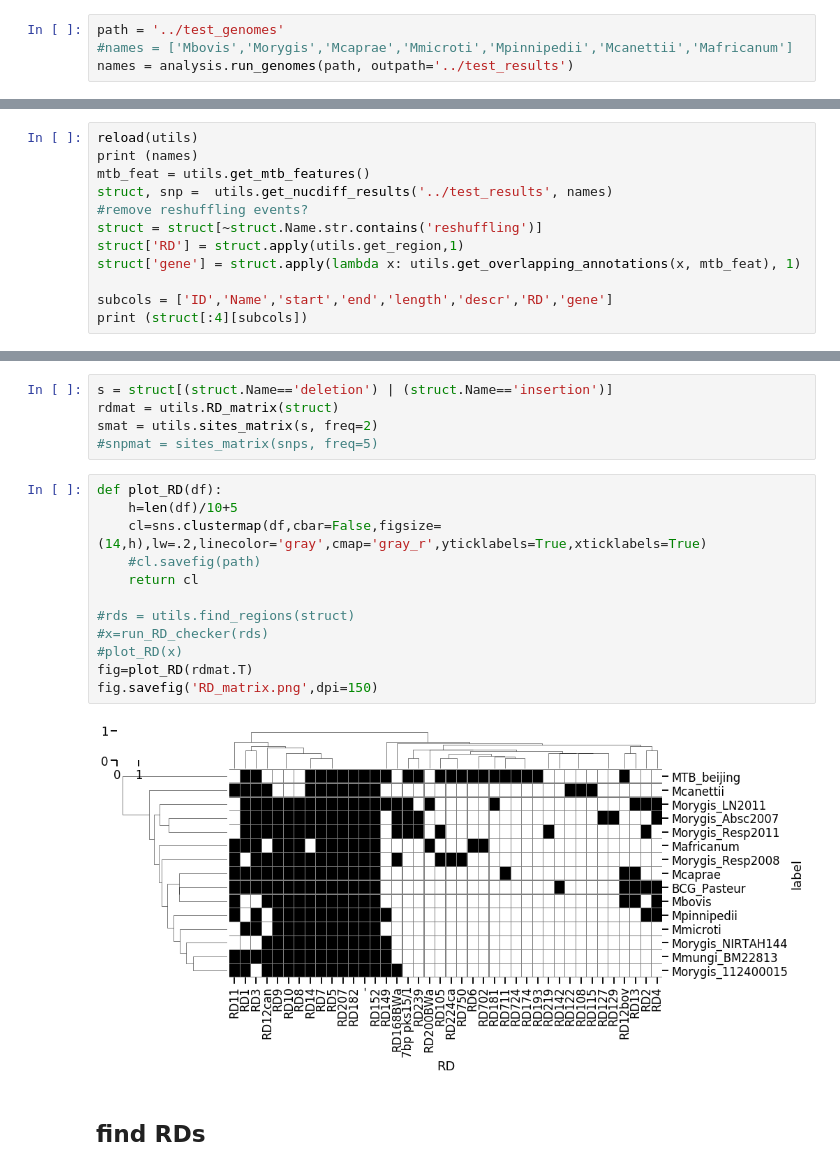
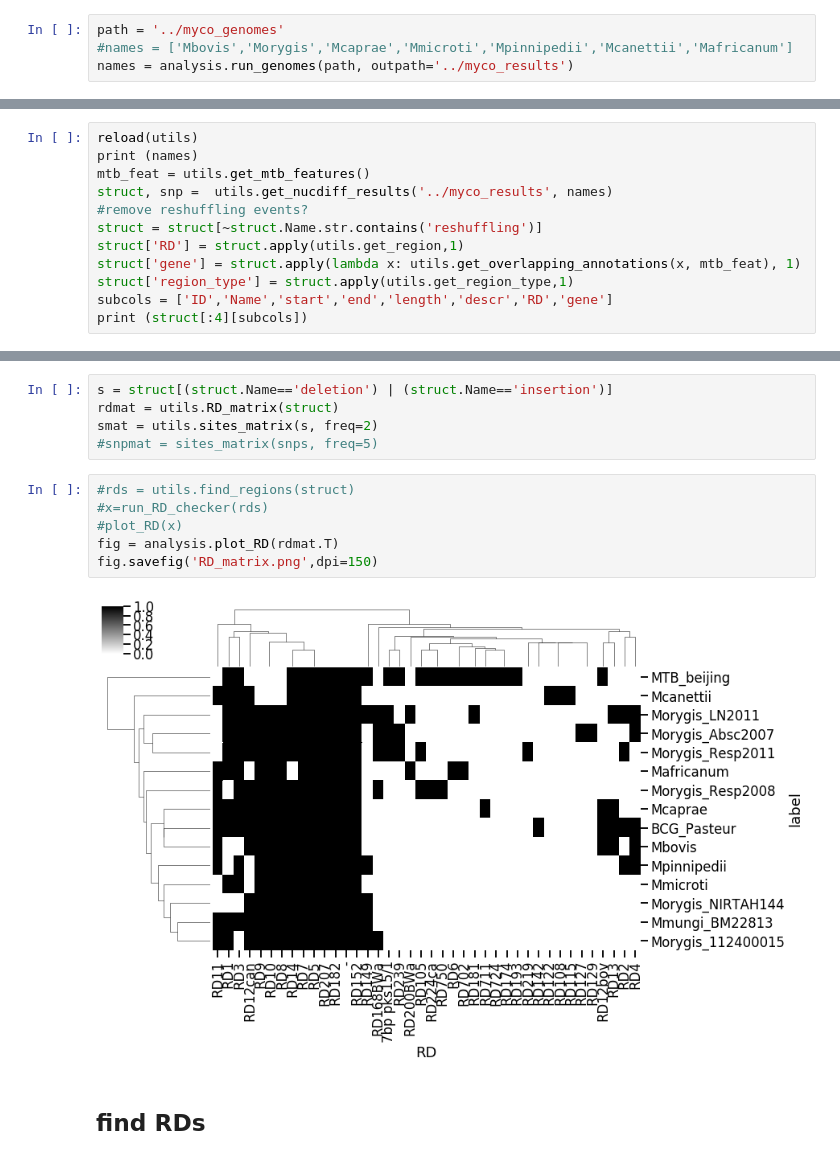
Before and after one commit to dmnfarrell/mtbdiff, a Jupyter notebook: notebooks/orygis_example.ipynb, the cells around one changed output, grey strips where cells are left out. Drawn from its saved outputs; the diff is of its cells as text.

```diff
--- a/notebooks/orygis_example.ipynb
+++ b/notebooks/orygis_example.ipynb
@@ -31,6 +31,6 @@ Image('https://www.ncbi.nlm.nih.gov/pmc/articles/PMC4315922/bin/cshperspectmed-T
 # %% [markdown]
 ## run nucdiff
 # %%
-path = '../test_genomes'
+path = '../myco_genomes'
 #names = ['Mbovis','Morygis','Mcaprae','Mmicroti','Mpinnipedii','Mcanettii','Mafricanum']
-names = analysis.run_genomes(path, outpath='../test_results')
+names = analysis.run_genomes(path, outpath='../myco_results')
@@ -42,12 +58,12 @@ names = analysis.run_genomes(path, outpath='../test_results')
 reload(utils)
 print (names)
 mtb_feat = utils.get_mtb_features()
-struct, snp =  utils.get_nucdiff_results('../test_results', names)
+struct, snp =  utils.get_nucdiff_results('../myco_results', names)
 #remove reshuffling events?
 struct = struct[~struct.Name.str.contains('reshuffling')]
 struct['RD'] = struct.apply(utils.get_region,1)
 struct['gene'] = struct.apply(lambda x: utils.get_overlapping_annotations(x, mtb_feat), 1)
-
+struct['region_type'] = struct.apply(utils.get_region_type,1)
 subcols = ['ID','Name','start','end','length','descr','RD','gene']
 print (struct[:4][subcols])
 # %% [output]
@@ -65,19 +81,13 @@ rdmat = utils.RD_matrix(struct)
 smat = utils.sites_matrix(s, freq=2)
 #snpmat = sites_matrix(snps, freq=5)
 # %%
-def plot_RD(df):
-    h=len(df)/10+5
-    cl=sns.clustermap(df,cbar=False,figsize=(14,h),lw=.2,linecolor='gray',cmap='gray_r',yticklabels=True,xticklabels=True)
-    #cl.savefig(path)
-    return cl
-
 #rds = utils.find_regions(struct)
 #x=run_RD_checker(rds)
 #plot_RD(x)
-fig=plot_RD(rdmat.T)
+fig = analysis.plot_RD(rdmat.T)
 fig.savefig('RD_matrix.png',dpi=150)
 # %% [output]
-[figure, old version]
+[figure, new version]
 # %% [markdown]
 ## find RDs
 # %%
```
Also changed, not shown: parts of 2 cells of this notebook, 6 other files.
